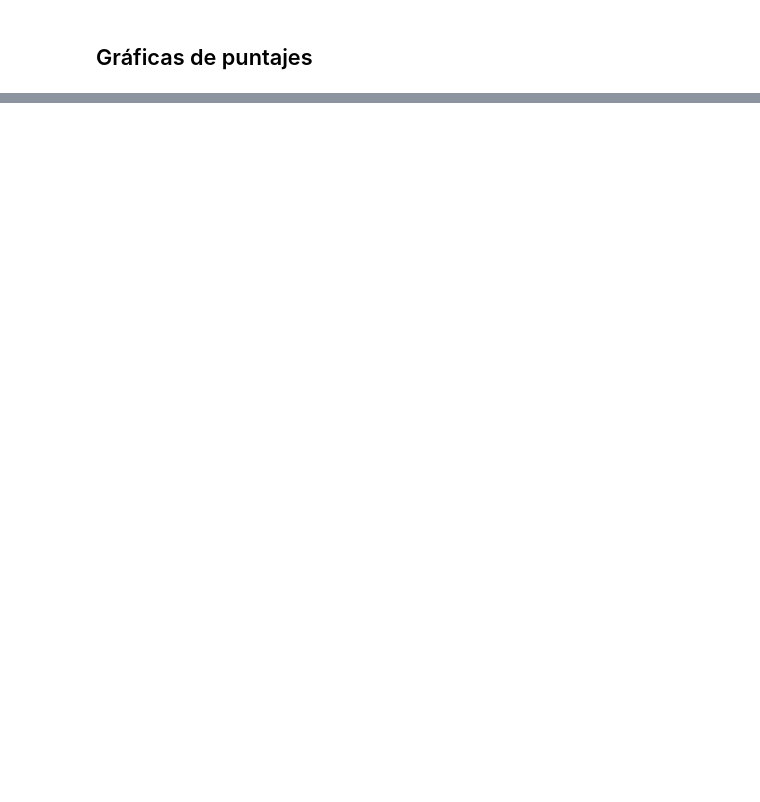
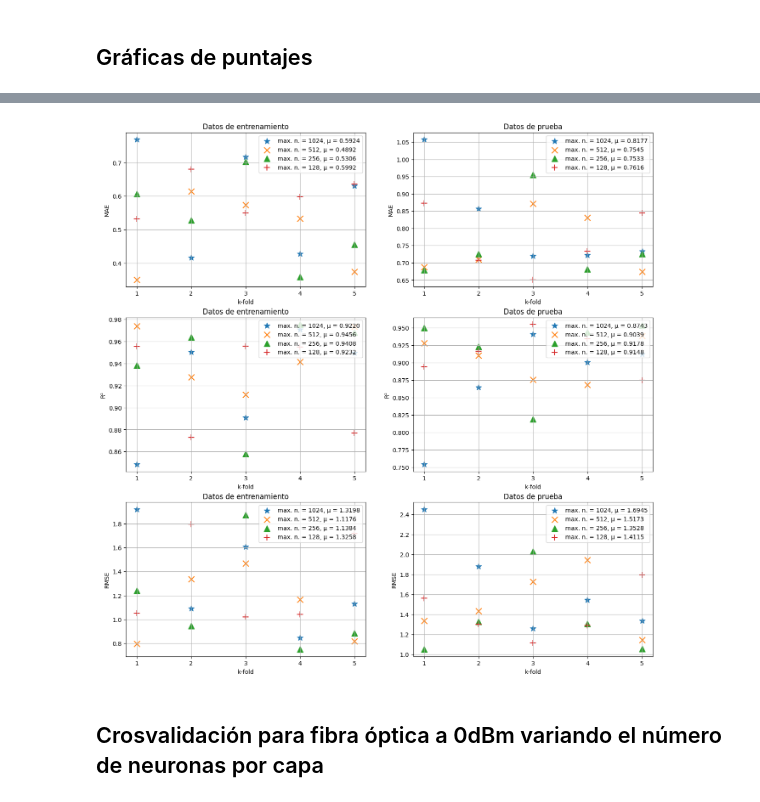
Before and after one commit to jjgranadat/Semillero_SOFA, a Jupyter notebook: ProyectoICI/Códigos/Regressor.ipynb, the cells around one changed output, grey strips where cells are left out. Cells and saved outputs as stored; diff of their text form; code cells hidden in the pictures; blank space fills up the shorter version.

Commit message:
Added GKM dataset evaluation, added RMSE metric, changed plot style
Signed-off-by: cesara.montoya1 <cesara.montoya1@udea.edu.co>

```diff
--- a/ProyectoICI/Códigos/Regressor.ipynb
+++ b/ProyectoICI/Códigos/Regressor.ipynb
@@ -260,0 +311,3 @@ plot_scores(scores, max_neurons)
+# %%
+args = {"data": df_B2B, "n_splits": 5, "max_neurons": 1024, "activations": ["relu", "tanh", "sigmoid"]}
+scores_GKM_1024_B2B = calc_once("scores_GKM_1024_B2B", test_model, args)
@@ -260,0 +332,3 @@ plot_scores(scores, max_neurons)
+# %%
+args = {"data": df_B2B, "n_splits": 5, "max_neurons": 512, "activations": ["relu", "tanh", "sigmoid"]}
+scores_GKM_512_B2B = calc_once("scores_GKM_512_B2B", test_model, args)
@@ -260,0 +353,3 @@ plot_scores(scores, max_neurons)
+# %%
+args = {"data": df_B2B, "n_splits": 5, "max_neurons": 256, "activations": ["relu", "tanh", "sigmoid"]}
+scores_GKM_256_B2B = calc_once("scores_GKM_256_B2B", test_model, args)
@@ -260,0 +374,3 @@ plot_scores(scores, max_neurons)
+# %%
+args = {"data": df_B2B, "n_splits": 5, "max_neurons": 128, "activations": ["relu", "tanh", "sigmoid"]}
+scores_GKM_128_B2B = calc_once("scores_GKM_128_B2B", test_model, args)
@@ -260,0 +402,8 @@ plot_scores(scores, max_neurons)
+# %%
+scores = [scores_GKM_1024_B2B, scores_GKM_512_B2B, scores_GKM_256_B2B, scores_GKM_128_B2B]
+max_neurons = [1024, 512, 256, 128]
+plot_scores(scores, max_neurons)
+# %% [output]
+[figure, added]
+# %% [markdown]
+## Crosvalidación para fibra óptica a 0dBm variando el número de neuronas por capa
```
Also changed, not shown: parts of 31 cells of this notebook.
